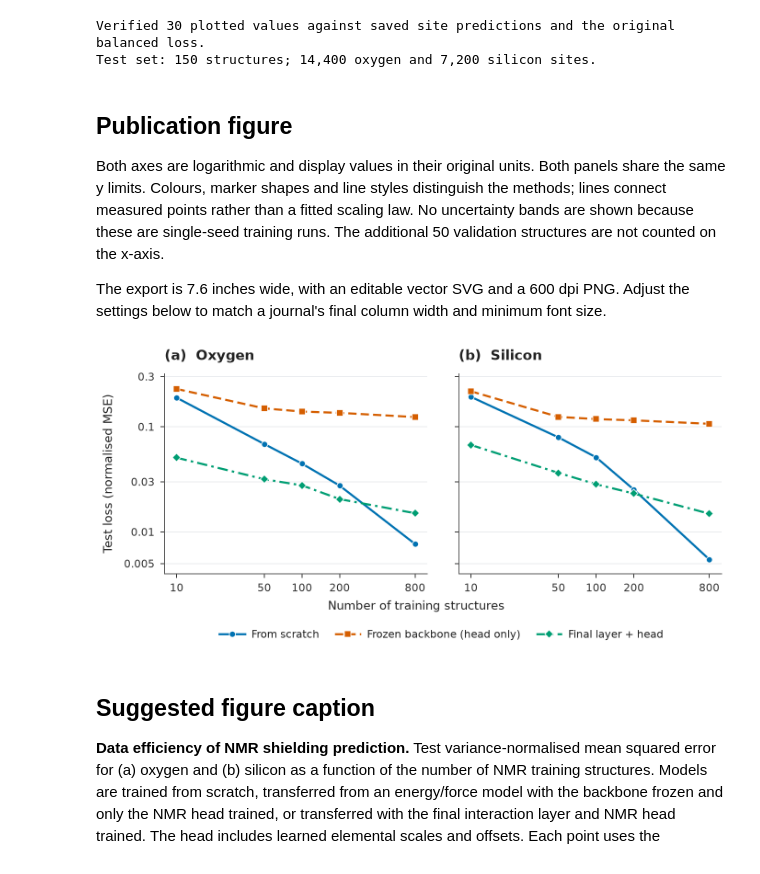
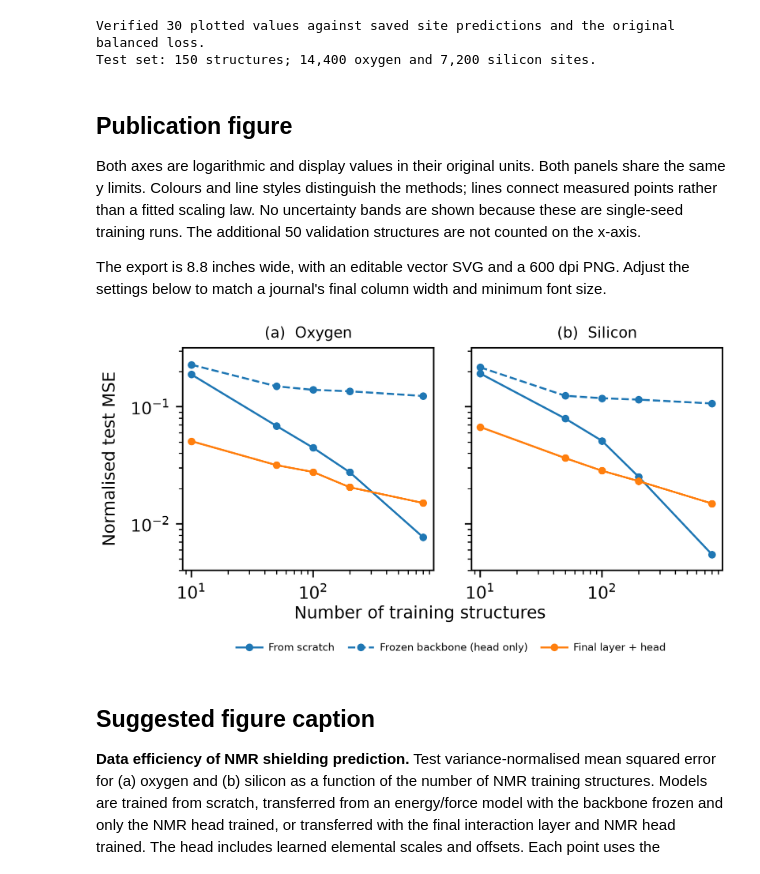
Before and after one commit to LouisM1/NequIP_experiments, a Jupyter notebook: experiments/21b-NMR-DataEfficiency-Publication.ipynb, the cells around one changed output. Cells and saved outputs as stored; diff of their text form; code cells hidden in the pictures.

Commit message:
created good training curve for chiheb - just direct train, frozen + output head, and frozen + LL + output head plots for N=10,50,100,200,800

```diff
--- a/experiments/21b-NMR-DataEfficiency-Publication.ipynb
+++ b/experiments/21b-NMR-DataEfficiency-Publication.ipynb
@@ -88,61 +88,61 @@ Test set: 150 structures; 14,400 oxygen and 7,200 silicon sites.
 ## Publication figure
 
 Both axes are logarithmic and display values in their original units. Both panels share the same
-y limits. Colours, marker shapes and line styles distinguish the methods; lines connect measured
+y limits. Colours and line styles distinguish the methods; lines connect measured
 points rather than a fitted scaling law. No uncertainty bands are shown because these are single-seed
 training runs. The additional 50 validation structures are not counted on the x-axis.
 
-The export is 7.6 inches wide, with an editable vector SVG and a 600 dpi PNG. Adjust the settings
+The export is 8.8 inches wide, with an editable vector SVG and a 600 dpi PNG. Adjust the settings
 below to match a journal's final column width and minimum font size.
 # %%
 STYLE = {
-    17: dict(color='#0072B2', marker='o', linestyle='-'),
-    21: dict(color='#D55E00', marker='s', linestyle=(0,(4,2))),
-    19: dict(color='#009E73', marker='D', linestyle=(0,(5,2,1.2,2))),
+    17: dict(color='#1f77b4', marker='o', linestyle='-'),
+    21: dict(color='#1f77b4', marker='o', linestyle='--'),
+    19: dict(color='#ff7f0e', marker='o', linestyle='-'),
 }
 rc = {
-    'font.family':'DejaVu Sans', 'font.size':9.5,
-    'axes.labelsize':10.5, 'axes.titlesize':12, 'axes.titleweight':'bold',
-    'axes.edgecolor':'#555555', 'axes.linewidth':.8,
-    'axes.spines.top':False, 'axes.spines.right':False,
-    'xtick.labelsize':9, 'ytick.labelsize':9,
-    'xtick.color':'#333333', 'ytick.color':'#333333', 'text.color':'#222222',
-    'axes.labelcolor':'#222222', 'legend.fontsize':9,
+    'font.family':'DejaVu Sans', 'font.size':14,
+    'axes.labelsize':17, 'axes.titlesize':15, 'axes.titleweight':'normal',
+    'axes.edgecolor':'black', 'axes.linewidth':1.5,
+    'axes.spines.top':True, 'axes.spines.right':True,
+    'xtick.labelsize':17, 'ytick.labelsize':17,
+    'xtick.color':'black', 'ytick.color':'black', 'text.color':'black',
+    'axes.labelcolor':'black', 'legend.fontsize':10.5,
     'figure.facecolor':'white', 'axes.facecolor':'white',
     'svg.fonttype':'none', 'savefig.facecolor':'white',
 }
 with plt.rc_context(rc):
-    fig, axes = plt.subplots(1, 2, figsize=(7.6,3.9), sharex=True, sharey=True)
-    fig.subplots_adjust(left=.10, right=.985, top=.87, bottom=.25, wspace=.12)
+    fig, axes = plt.subplots(1, 2, figsize=(8.8,4.9), sharex=True, sharey=True)
+    fig.subplots_adjust(left=.12, right=.985, top=.91, bottom=.27, wspace=.15)
     for ax, element, title in zip(axes, ['O','Si'], ['(a)  Oxygen', '(b)  Silicon']):
         for exp in EXPERIMENTS:
             d = points.query('experiment == @exp and element == @element').sort_values('n')
-            ax.plot(d.n, d.test_loss, label=LABELS[exp], **STYLE[exp], linewidth=1.8,
-                    markersize=5.3, markeredgecolor='white', markeredgewidth=.65, zorder=3)
+            ax.plot(d.n, d.test_loss, label=LABELS[exp], **STYLE[exp], linewidth=2,
+                    markersize=7.7, markeredgewidth=0, zorder=3)
         ax.set_xscale('log')
         ax.set_yscale('log')
-        ax.set_xlim(8,1000)
+        ax.set_xlim(8.5,980)
         ax.set_ylim(.004,.32)
-        ax.xaxis.set_major_locator(FixedLocator(SIZES))
-        ax.xaxis.set_major_formatter(FixedFormatter([str(n) for n in SIZES]))
-        ax.yaxis.set_major_locator(FixedLocator([.005,.01,.03,.1,.3]))
-        ax.yaxis.set_major_formatter(FixedFormatter(['0.005','0.01','0.03','0.1','0.3']))
-        ax.xaxis.set_minor_locator(NullLocator())
-        ax.yaxis.set_minor_locator(NullLocator())
-        ax.tick_params(which='major', length=3.5, width=.8, pad=5)
-        ax.grid(axis='y', color='#E5E7EB', linewidth=.65, zorder=0)
-        ax.set_title(title, loc='left', pad=12)
-    axes[0].set_ylabel('Test loss (normalised MSE)', labelpad=8)
-    fig.supxlabel('Number of training structures', y=.13, fontsize=10.5)
+        for axis in (ax.xaxis, ax.yaxis):
+            axis.set_major_locator(LogLocator(base=10, subs=(1.,)))
+            axis.set_major_formatter(LogFormatterMathtext(base=10))
+            axis.set_minor_locator(LogLocator(base=10, subs=np.arange(2,10)*1., numticks=100))
+            axis.set_minor_formatter(NullFormatter())
+        ax.tick_params(which='major', direction='out', length=7, width=1.5, pad=6)
+        ax.tick_params(which='minor', direction='out', length=4, width=1.1)
+        ax.grid(False)
+        ax.set_title(title, pad=10)
+    axes[0].set_ylabel('Normalised test MSE', labelpad=12)
+    fig.supxlabel('Number of training structures', y=.12, fontsize=17)
     handles, labels = axes[0].get_legend_handles_labels()
-    fig.legend(handles, labels, loc='lower center', bbox_to_anchor=(.54,.015), ncol=3,
-               frameon=False, handlelength=2.5, columnspacing=1.5, handletextpad=.6)
+    fig.legend(handles, labels, loc='lower center', bbox_to_anchor=(.55,.005), ncol=3,
+               frameon=False, handlelength=2.5, columnspacing=1.3, handletextpad=.6)
     for ext in ['svg','png']:
         fig.savefig(OUT / ('nmr-test-data-efficiency.'+ext), dpi=600, bbox_inches='tight', pad_inches=.08)
     plt.show()
     plt.close(fig)
 # %% [output]
-[figure, old version]
+[figure, new version]
 # %% [markdown]
 ## Suggested figure caption
 
```
Also changed, not shown: parts of 2 cells of this notebook, 3 other files.
